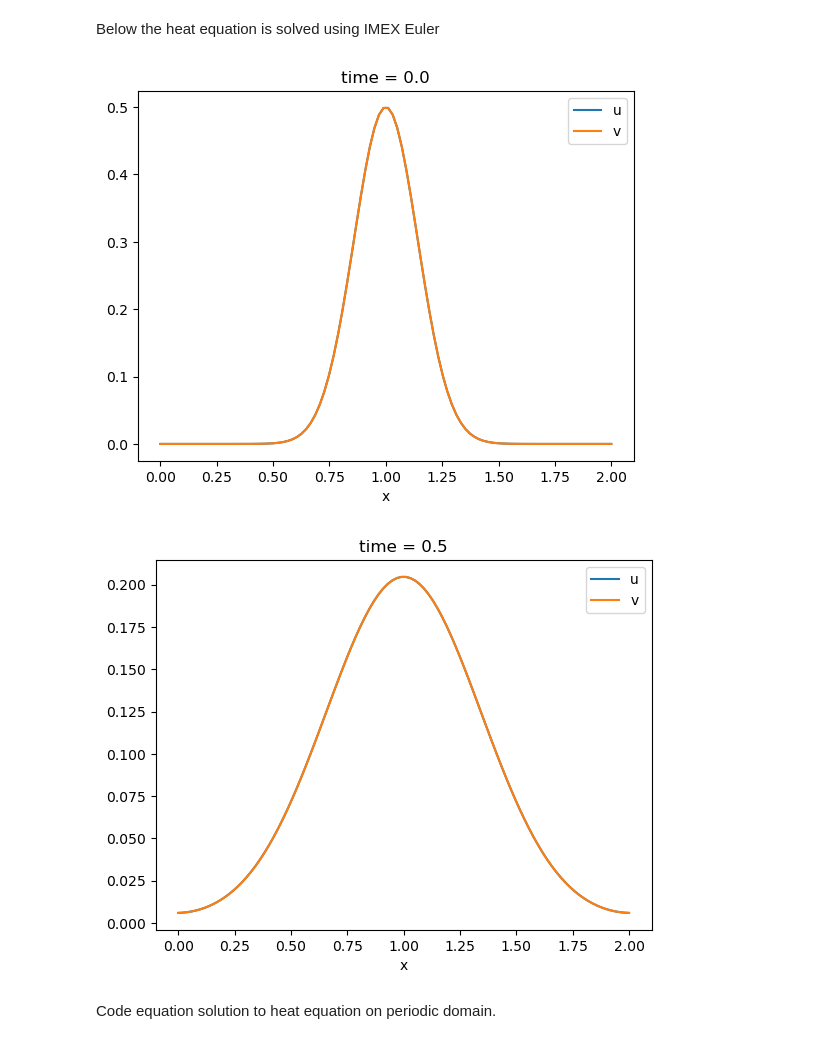
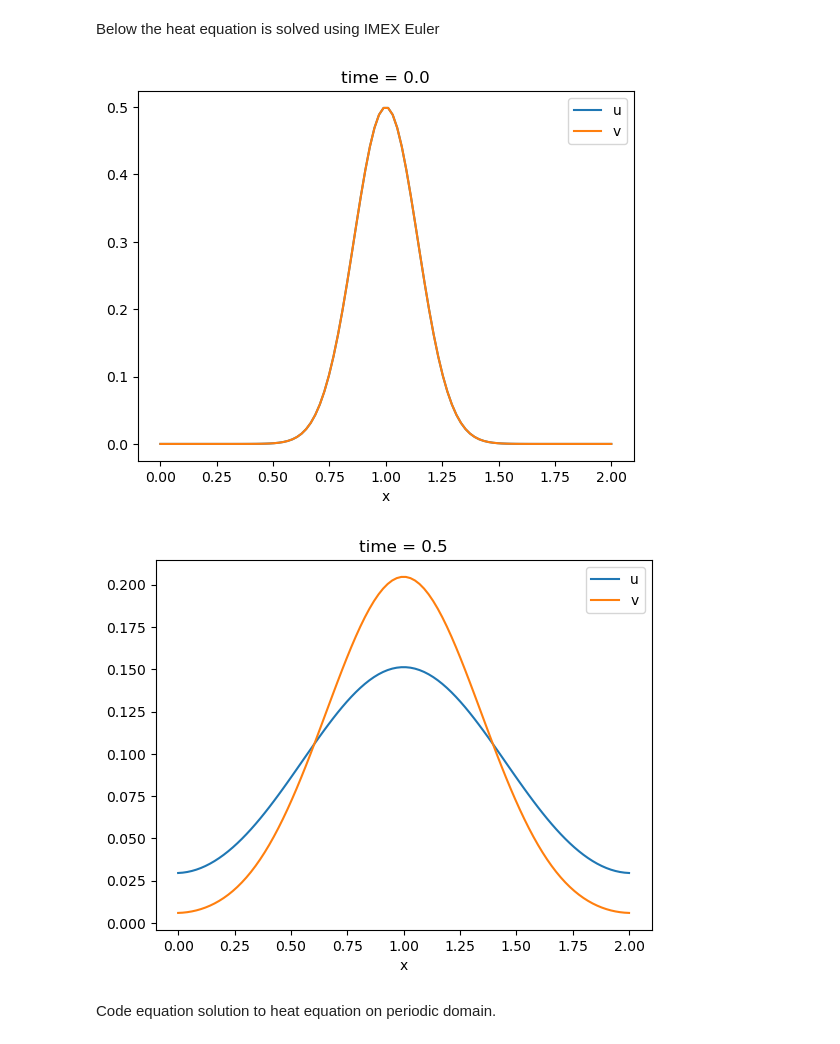
Before and after one commit to KlaasWillems/CMFAA_ReactionDiffusion, a Jupyter notebook: convergenceTest.ipynb, the cells around one changed output. Drawn from its saved outputs; the diff is of its cells as text; code cells hidden in the pictures.

```diff
--- a/convergenceTest.ipynb
+++ b/convergenceTest.ipynb
@@ -13,36 +13,36 @@ L: int = 2
 Nx: int = 100
 Nt: int = 100
 discretization: npt.NDArray = np.array([Nx], dtype=int)
 tmin: float = 0.0
 tmax: float = 0.5
 
 # Model parameters
-Du: float = 1e-1
+Du: float = 2e-1
 Dv: float = 1e-1
 
 # Initial condition
 x: npt.NDArray = np.linspace(0, L, Nx)
 perturb: npt.NDArray = np.exp(-25*np.power(x-1, 2))*0.5
 upart: npt.NDArray = np.copy(perturb)
 vpart: npt.NDArray = np.copy(perturb)
 u0: npt.NDArray = np.hstack((upart, vpart))
 
 # Make PDE object
 h1: HeatEquation = HeatEquation(discretization, L, Du, Dv)
 
 # Make time stepper
 imex1: IMEXEuler = IMEXEuler(h1)
 
 # Integrate
 imex1.integrate(tmin, tmax, Nt, u0)
 res: Optional[npt.NDArray] = imex1.res
 
 # Plot
 h1.plot(imex1.time, 0, imex1.res)
-h1.plot(imex1.time, np.shape(imex1.time)[0]-1, imex1.res)
+h1.plot(imex1.time, imex1.time.size-1, imex1.res)
 # %% [output]
 [figure]
-[figure, old version]
+[figure, new version]
 # %% [markdown]
 Code equation solution to heat equation on periodic domain.
 # %%
```
Also changed, not shown: parts of 3 cells of this notebook, 4 other files.
